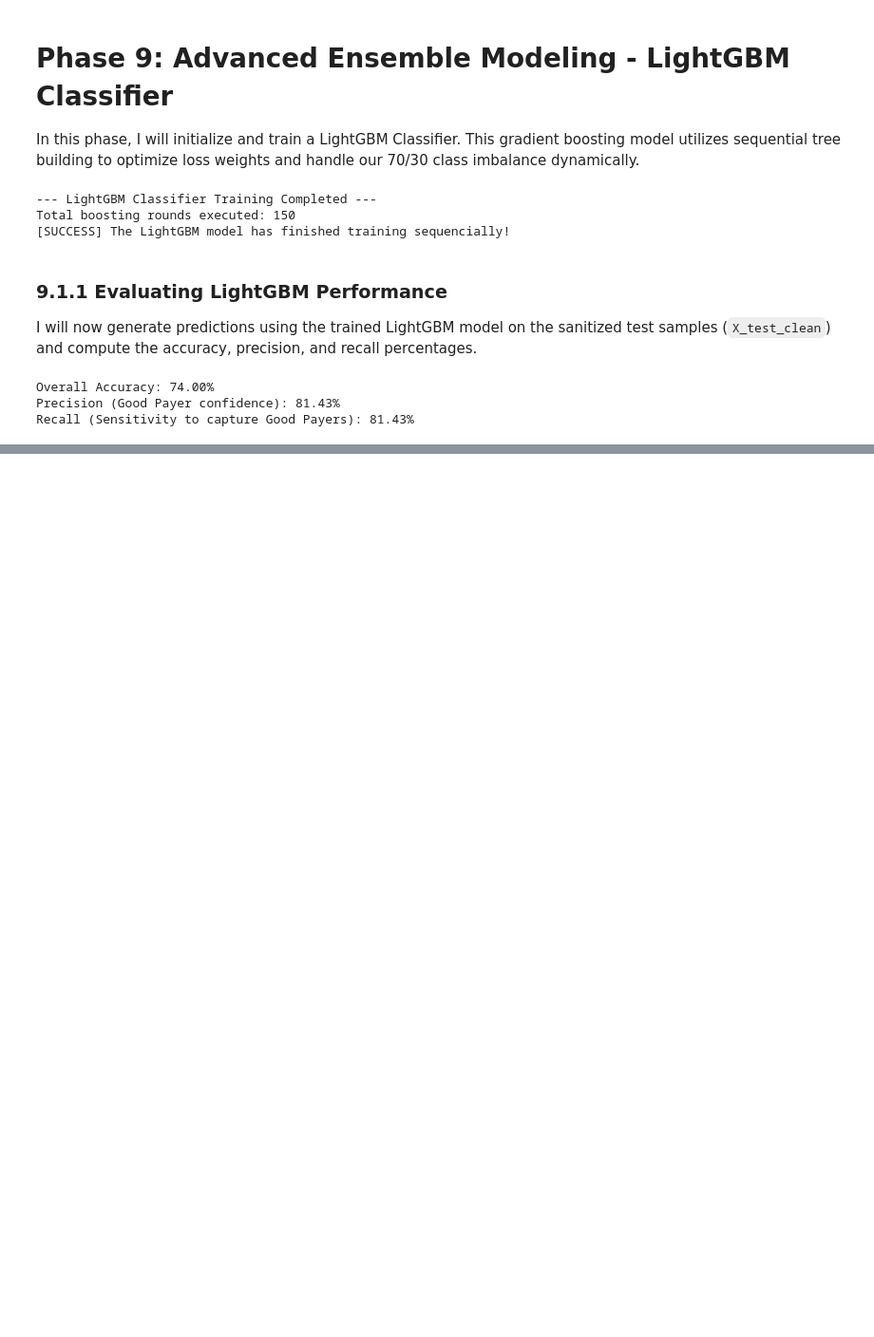
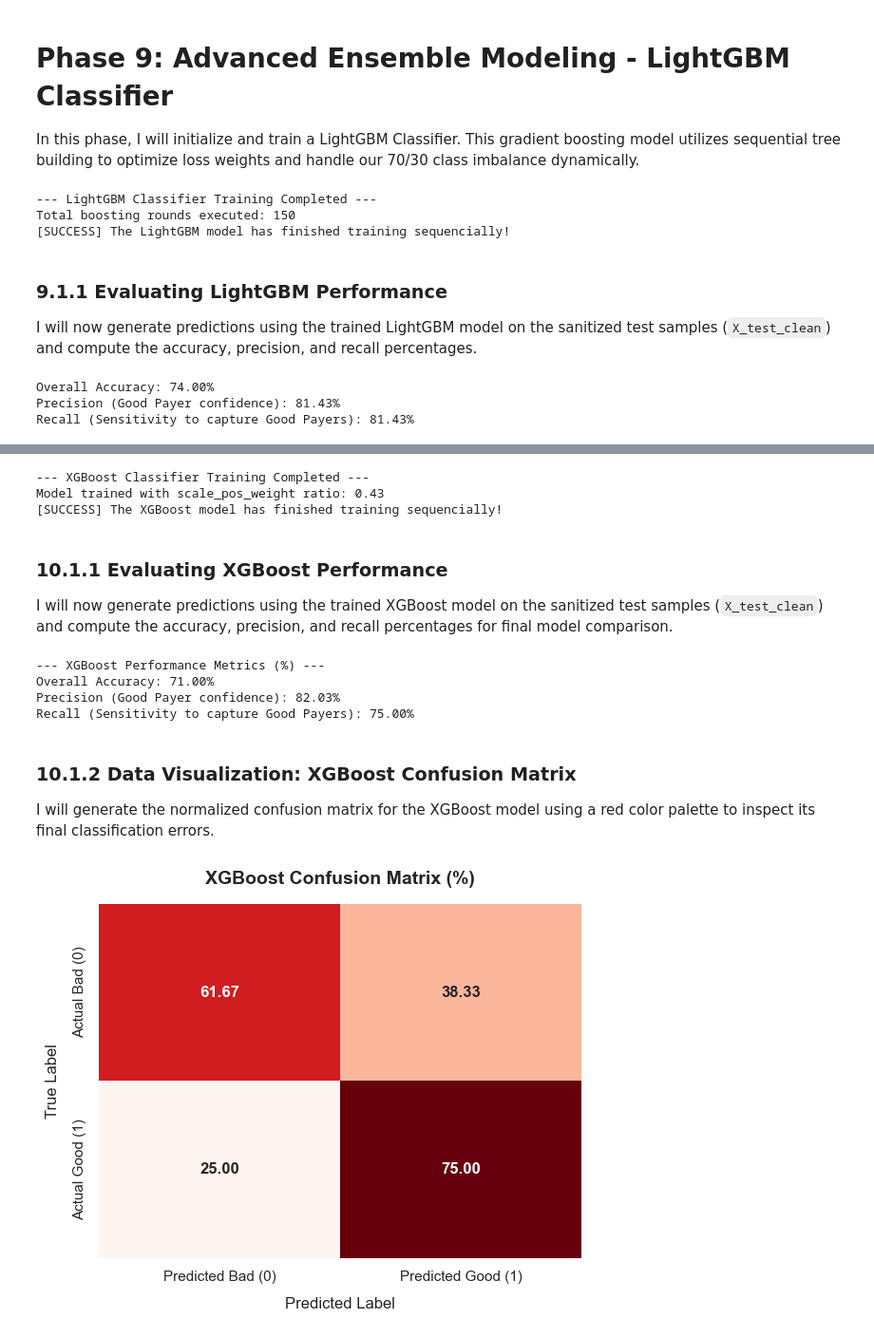
Before and after one commit to Rafaeldovale/credit-risk-assessment, a Jupyter notebook: notebook/exploration.ipynb, the cells around one changed output, grey strips where cells are left out. Shown at 95% size. Drawn from its saved outputs; the diff is of its cells as text; code cells hidden in the pictures; blank space fills up the shorter version.

Commit message:
train xgboost classifier and plot normalized red confusion matrix

```diff
--- a/notebook/exploration.ipynb
+++ b/notebook/exploration.ipynb
@@ -604,0 +610,72 @@ Recall (Sensitivity to capture Good Payers): 81.43%
+# %%
+# 1. Calculae the scale weith for unbalanced data (approx 30% bad / 70% good)
+ratio = (y_train == 0).sum() / (y_train == 1).sum()
+
+# 2. Initialize the XGBoost Classifier
+xgb_model = xgb.XGBClassifier(scale_pos_weight=ratio, random_state=42, eval_metric="logloss")
+
+# 3. Train the model using the clean training data
+xgb_model.fit(X_train_clean, y_train)
+
+print("--- XGBoost Classifier Training Completed ---")
+print(f"Model trained with scale_pos_weight ratio: {ratio:.2f}")
+print("[SUCCESS] The XGBoost model has finished training sequencially!")
+# %% [output]
+--- XGBoost Classifier Training Completed ---
+Model trained with scale_pos_weight ratio: 0.43
+[SUCCESS] The XGBoost model has finished training sequencially!
+# %% [markdown]
+### 10.1.1 Evaluating XGBoost Performance
+
+I will now generate predictions using the trained XGBoost model on the sanitized test samples (`X_test_clean`) and compute the accuracy, precision, and recall percentages for final model comparison.
+# %%
+# 1. generate predictions using the XGBoost model on the clean test data
+y_pred_xgb = xgb_model.predict(X_test_clean)
+
+# 2. Calculate percentages for the XGBoost model
+xgb_accuracy = accuracy_score(y_test, y_pred_xgb) * 100
+xgb_precision = precision_score(y_test, y_pred_xgb) * 100
+xgb_recall = recall_score(y_test, y_pred_xgb) * 100
+
+print("--- XGBoost Performance Metrics (%) ---")
+print(f"Overall Accuracy: {xgb_accuracy:.2f}%")
+print(f"Precision (Good Payer confidence): {xgb_precision:.2f}%")
+print(f"Recall (Sensitivity to capture Good Payers): {xgb_recall:.2f}%")
+# %% [output]
+--- XGBoost Performance Metrics (%) ---
+Overall Accuracy: 71.00%
+Precision (Good Payer confidence): 82.03%
+Recall (Sensitivity to capture Good Payers): 75.00%
+# %% [markdown]
+### 10.1.2 Data Visualization: XGBoost Confusion Matrix
+
+I will generate the normalized confusion matrix for the XGBoost model using a red color palette to inspect its final classification errors.
+# %%
+# 1. Compute the raw confusion matrix for XGBoost
+cm_xgb = confusion_matrix(y_test, y_pred_xgb)
+
+# 2. Normalize the matrix raws to percentages
+cm_xgb_pct = cm_xgb.astype("float") / cm_xgb.sum(axis=1)[:, np.newaxis] * 100
+
+# 3. Setup the visual design using Seaborn heatmap
+plt.figure(figsize=(6, 5))
+sns.heatmap(
+    cm_xgb_pct,
+    annot=True,
+    fmt=".2f",
+    cmap="Reds",
+    cbar=False,
+    xticklabels=["Predicted Bad (0)", "Predicted Good (1)"],
+    yticklabels=["Actual Bad (0)", "Actual Good (1)"],
+    annot_kws={"size": 12, "weight": "bold"},
+)
+
+# 4. Add titles and labels
+plt.title("XGBoost Confusion Matrix (%)", fontsize=14, fontweight="bold", pad=15)
+plt.xlabel("Predicted Label", fontsize=12, labelpad=10)
+plt.ylabel("True Label", fontsize=12, labelpad=10)
+
+plt.tight_layout()
+plt.show()
+# %% [output]
+[figure, added]
```
Also changed, not shown: parts of 2 cells of this notebook.
